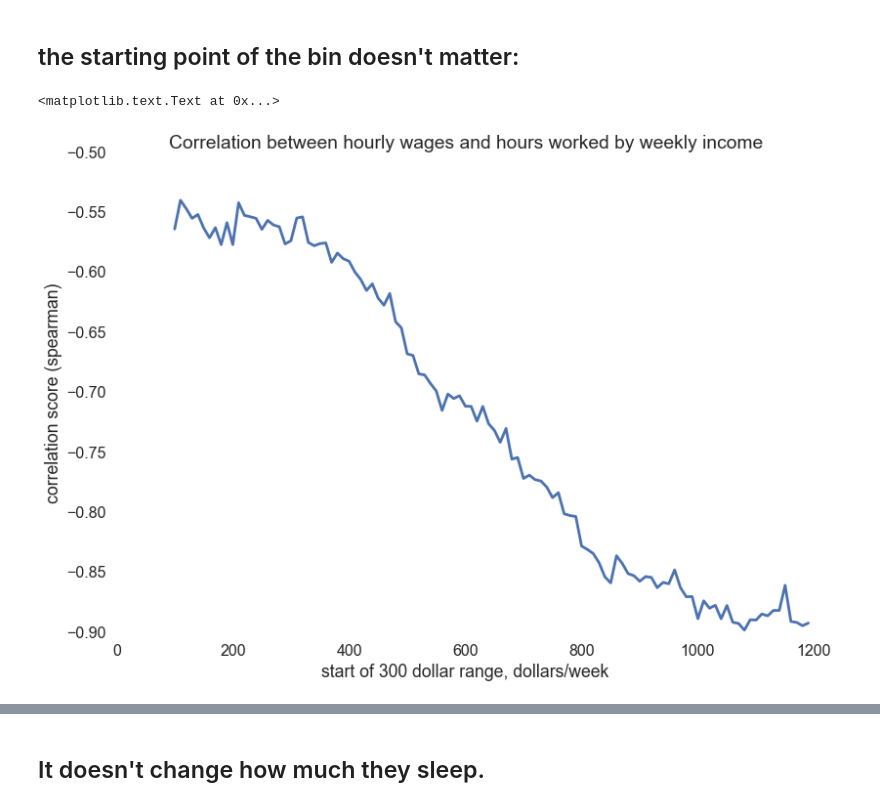
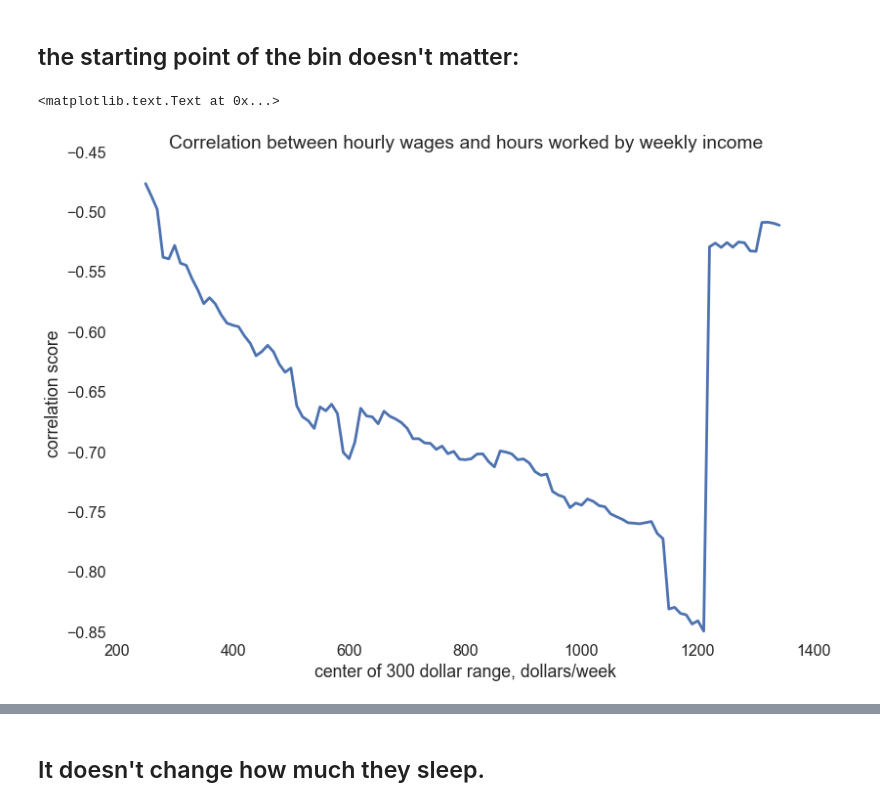
Before and after one commit to tiyd-python-2015-05/atus-analysis, a Jupyter notebook: Atus.ipynb, the cells around one changed output, grey strips where cells are left out. Drawn from its saved outputs; the diff is of its cells as text; code cells hidden in the pictures.

```diff
--- a/Atus.ipynb
+++ b/Atus.ipynb
@@ -175,6 +173,7 @@ for item in increments:
 ## Hours worked vs Hourly wage
 # %%
 ages = (80 > summary.TEAGE) & (summary.TEAGE > 20)
+hours = summary.TEHRUSLT > 0
 values = (summary[income & ages & hours])[['TRERNWA', 'TEHRUSLT']]
 
 values['TRERNWA'] = values['TRERNWA'].apply(lambda x: x/100) # convert to dollars
@@ -188,5 +187,5 @@ plt.xlabel('hourly income')
 plt.subplots_adjust(bottom=1, top=2.5, left=1, right=2.5)
 sbn.set_context('poster')
 
-print('Correlation score: ', round(values['TEHRUSLT'].corr(values['TRERNWA'], 'spearman'), 3))
+print('Correlation score: ', round(values['TEHRUSLT'].corr(values['TRERNWA']), 3))
 # %% [output]
@@ -220,21 +218,23 @@ the starting point of the bin doesn't matter:
 # %%
 corr_score = []
 ranges = []
 for item in range(100, 1200)[::10]:
 
     ages = (80 > summary.TEAGE) & (summary.TEAGE > 20)
     income = (summary.TRERNWA < item * 100 + 30000) & (summary.TRERNWA > item * 100)
     values = (summary[income & ages & hours])[['TRERNWA', 'TEHRUSLT']]
 
     values['TRERNWA'] = values['TRERNWA'].apply(lambda x: x/100) # convert to dollars
     values['TRERNWA'] = values['TRERNWA']/values['TEHRUSLT']  # convert to hourly
-    corr_score.append(values['TEHRUSLT'].corr(values['TRERNWA'], 'spearman'))
-    ranges.append(item)
+    corr_score.append(values['TEHRUSLT'].corr(values['TRERNWA']))
+
+    ranges.append(item + 150)
+
 plt.plot(ranges, corr_score)
-plt.xlabel('start of 300 dollar range, dollars/week')
-plt.ylabel('correlation score (spearman)')
+plt.xlabel('center of 300 dollar range, dollars/week')
+plt.ylabel('correlation score')
 plt.title('Correlation between hourly wages and hours worked by weekly income')
 # %% [output]
 <matplotlib.text.Text at 0x...>
-[figure, old version]
+[figure, new version]
 # %% [markdown]
```
Also changed, not shown: parts of 10 cells of this notebook, 3 other files.
